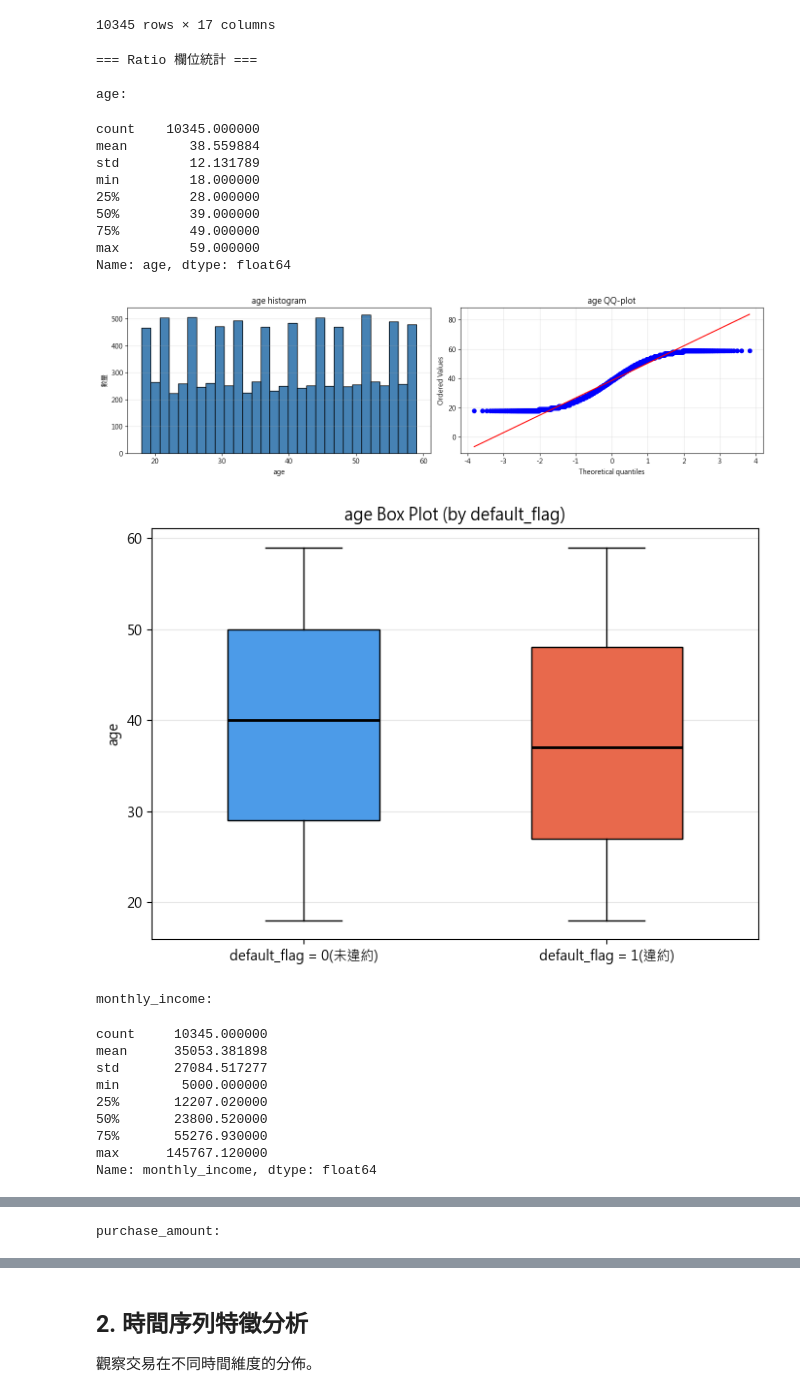
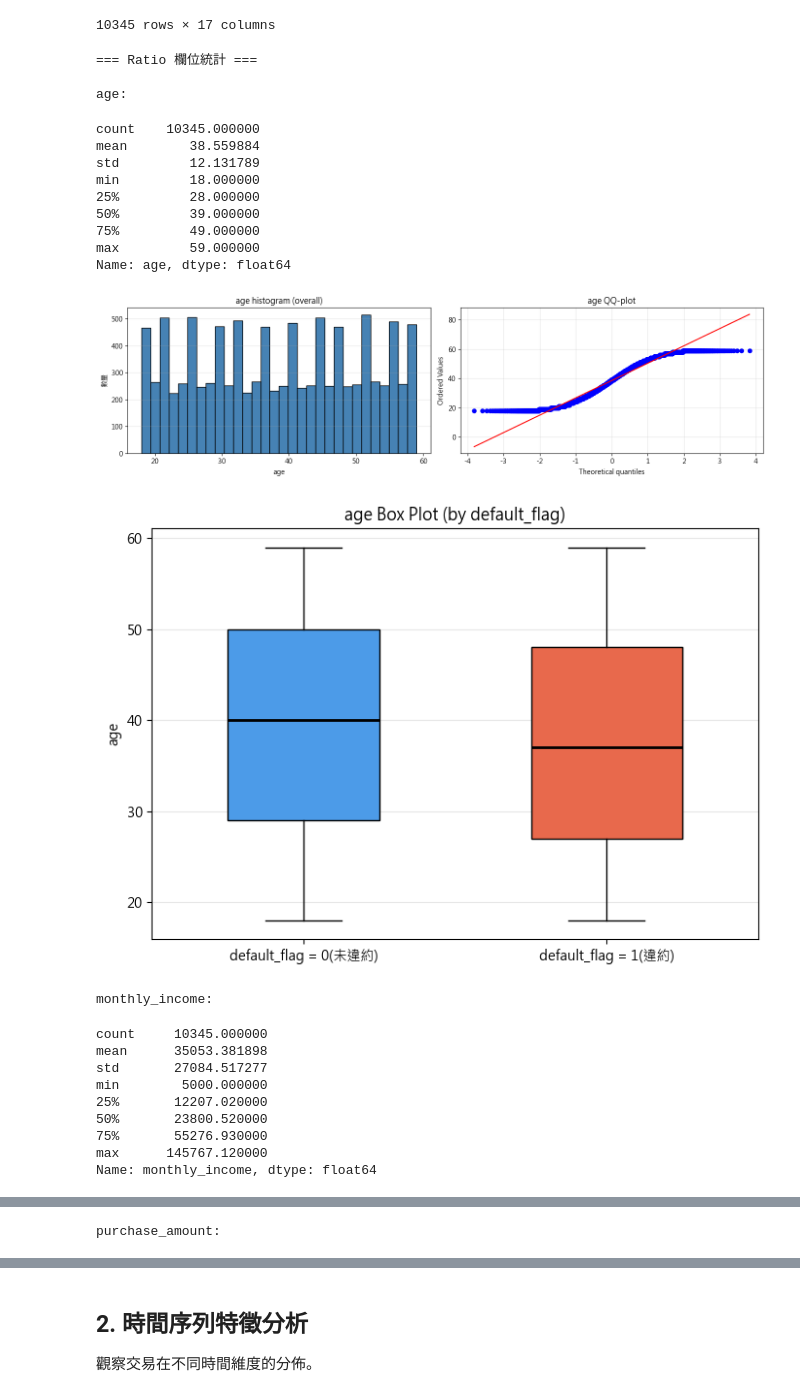
Before and after one commit to BobbleUnderBox/DataMiningG1FinalProject, a Jupyter notebook: notebooks/02_exploratory_data_analysis.ipynb, the cells around one changed output, grey strips where cells are left out. Saved outputs shown, nothing was run; the diff lists cells and outputs as text; code cells hidden in the pictures.

```diff
--- a/notebooks/02_exploratory_data_analysis.ipynb
+++ b/notebooks/02_exploratory_data_analysis.ipynb
@@ -512,7 +512,7 @@ for col in data_types['Ratio']:
 
             # 直方圖
             axes[0].hist(df[col].dropna(), bins=30, color='steelblue', edgecolor='black')
-            axes[0].set_title(f"{col} histogram")
+            axes[0].set_title(f"{col} histogram (overall)")
             axes[0].set_xlabel(col)
             axes[0].set_ylabel('數量')
             axes[0].grid(axis='y', alpha=0.3)
@@ -526,34 +526,34 @@ for col in data_types['Ratio']:
             plt.show()
 
         # 依 default_flag 分組繪製 Box plot（僅對非 bar-chart 的 ratio 欄位）
         if col not in ['missed_payments', 'bnpl_installments']:
             fig, ax = plt.subplots(figsize=(7, 5))
             groups = [df[df['default_flag'] == v][col].dropna() for v in [0, 1]]
             bp = ax.boxplot(groups, patch_artist=True, widths=0.5,
                             medianprops=dict(color='black', linewidth=2))
             bp['boxes'][0].set_facecolor('#4C9BE8')
             bp['boxes'][1].set_facecolor('#E8694C')
             ax.set_xticks([1, 2])
             ax.set_xticklabels(['default_flag = 0(未違約)', 'default_flag = 1(違約)'])
             ax.set_title(f"{col} Box Plot (by default_flag)")
             ax.set_ylabel(col)
             ax.grid(axis='y', alpha=0.3)
             plt.tight_layout()
             plt.show()
 # %% [output]
 === Ratio 欄位統計 ===
 
 age:
 count    10345.000000
 mean        38.559884
 std         12.131789
 min         18.000000
 25%         28.000000
 50%         39.000000
 75%         49.000000
 max         59.000000
 Name: age, dtype: float64
-[figure, old version]
+[figure, new version]
 [figure]
 monthly_income:
 count     10345.000000
```
Also changed, not shown: parts of 3 cells of this notebook.
